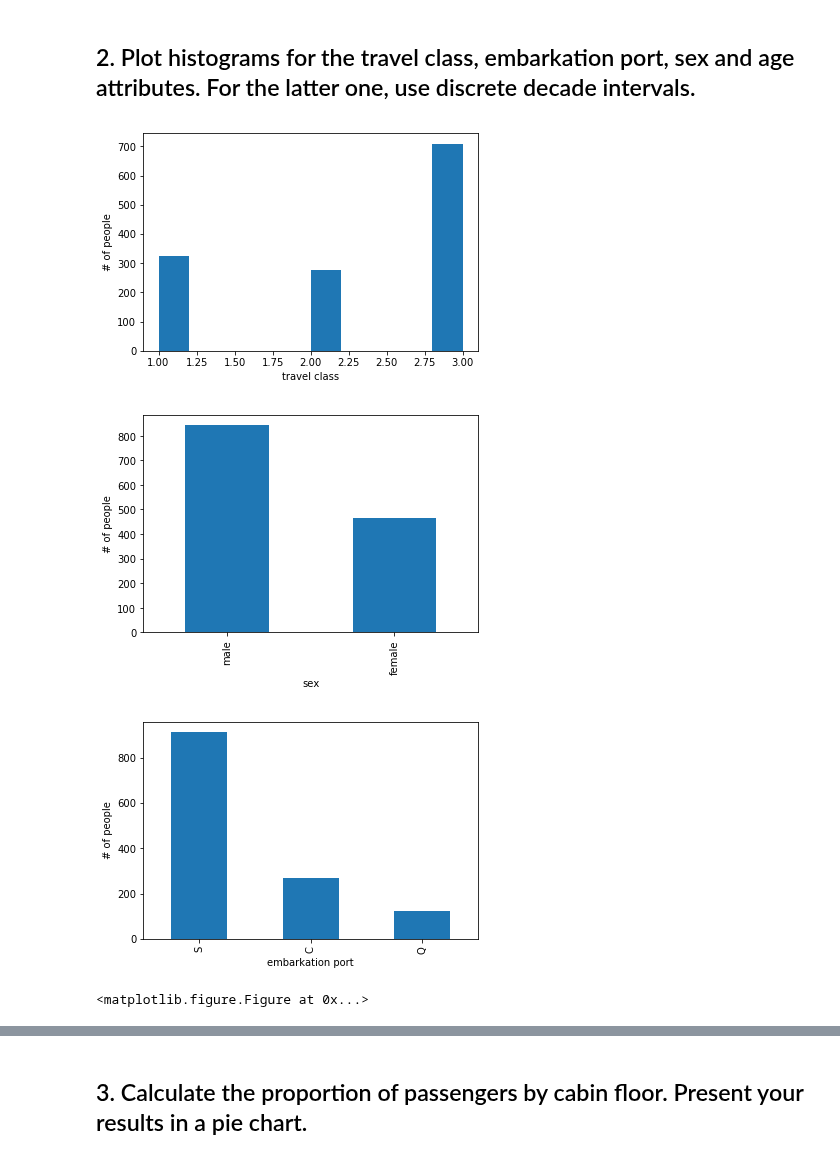
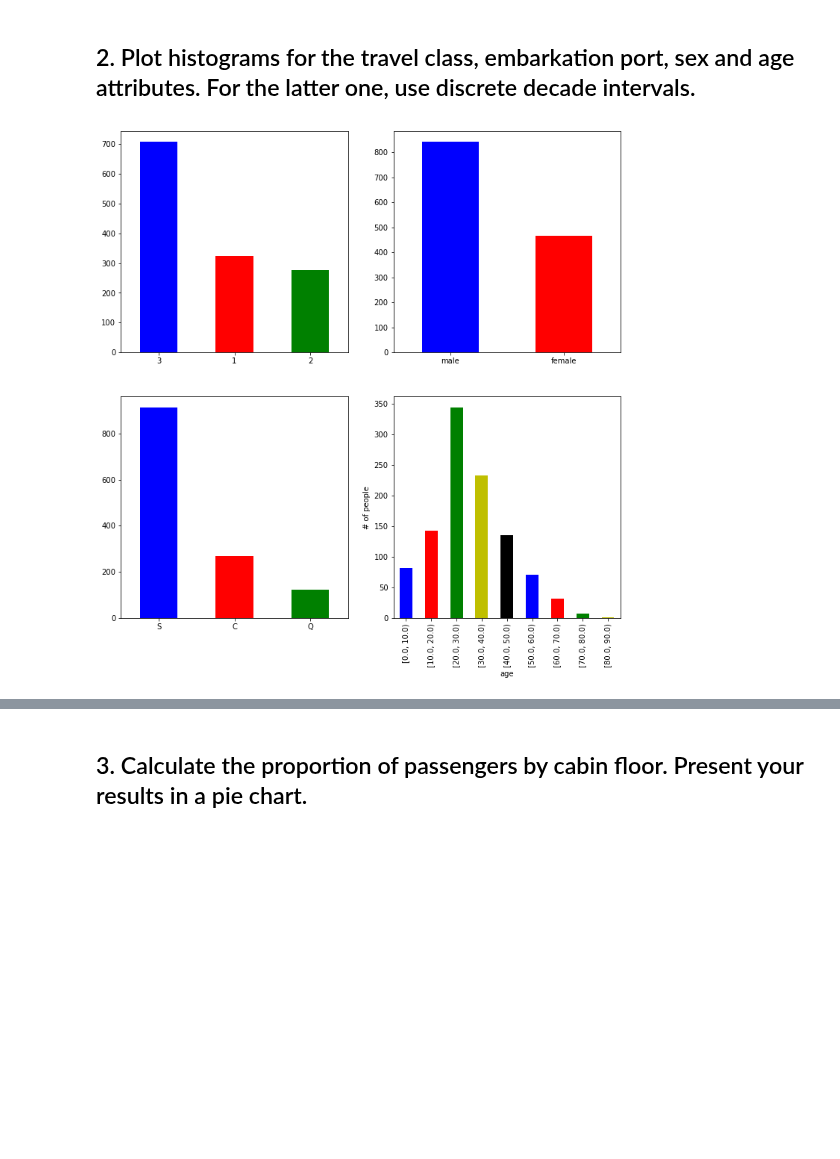
Before and after one commit to sanadhis/ADA-2017, a Jupyter notebook: 01 - Pandas and Data Wrangling/Homework 1.ipynb, the cells around one changed output, grey strips where cells are left out. Drawn from its saved outputs; the diff is of its cells as text; code cells hidden in the pictures; blank space fills up the shorter version.

```diff
--- a/01 - Pandas and Data Wrangling/Homework 1.ipynb
+++ b/01 - Pandas and Data Wrangling/Homework 1.ipynb
@@ -103,30 +68,37 @@ data.head(10)# data = pd.read_table('Data/titanic.xls')
 # %% [markdown]
 ## 2. Plot histograms for the travel class, embarkation port, sex and age attributes. For the latter one, use discrete decade intervals.
 # %%
-def plot_fig(series, kind, label_x = '', label_y = '', title_ = ''):
-    figure()
-    series.plot(kind = kind)
+# function for showing the bar chart or histogram
+def plot_fig(series, kind, axis, label_x = '', label_y = '', title_ = '', angle = 0):
+    my_colors = list(islice(cycle(['b', 'r', 'g', 'y', 'k']), None, len(series)))
+    series.plot(kind = kind, color = my_colors, ax = axis, figsize = (12,12), rot = angle)
     xlabel(label_x)
     ylabel(label_y)
     title(title_)
 
-# travel class
-plot_fig(data.pclass, kind = 'hist', label_x = 'travel class', label_y = '# of people')
+# create subplot to show the result together
+fig, axes = plt.subplots(nrows=2, ncols=2)
 
-# sex, string cannot be made in histogram, and hence using bar plot
-plot_fig(data.sex.value_counts(), 'bar', label_x = 'sex', label_y = '# of people')
+# *****
+# By definition, histogram is used when x-axis is a continuous variables
+# and hence in our case, it's better using bar plot because most of the data are discrete values and strings
+# For age, I also use bar chart because the representation of intervals is string
+# *****
 
-# embarkation port
-plot_fig(data.embarked.value_counts(), 'bar', label_x = 'embarkation port', label_y = '# of people')
+# travel class v.s. # of people: travel class is discrete and hence use bar plot
+plot_fig(data.pclass.value_counts(), kind = 'bar', label_x = 'travel class', label_y = '# of people', axis = axes[0,0])
+
+# sex: string is not the case for in histogram, and hence use bar plot
+plot_fig(data.sex.value_counts(), 'bar', label_x = 'sex', label_y = '# of people', axis = axes[0,1])
+
+# embarkation port: string is not used as axis in histogram, and hence use bar chart
+plot_fig(data.embarked.value_counts(), 'bar', label_x = 'embarkation port', label_y = '# of people',\
+         title_ = 'embarkation port v.s. # of people', axis = axes[1,0])
 
 # age (10 years as an interval)
-figure()
 data_age = data.age.copy()
 bin_range = np.arange(0,data_age.max() + 20,10)
 out, bins  = pd.cut(data.age, bins=bin_range, include_lowest=True, right=False, retbins=True)
-plot_fig(out.value_counts(sort=False), 'bar', label_x = 'age', label_y = '# of people')
+plot_fig(out.value_counts(sort=False), 'bar', label_x = 'age', label_y = '# of people', axis = axes[1,1], angle = 90)
 # %% [output]
-[figure, old version]
+[figure, new version]
-[figure, removed]
-[figure, removed]
-<matplotlib.figure.Figure at 0x...>
```
Also changed, not shown: parts of 11 cells of this notebook.
